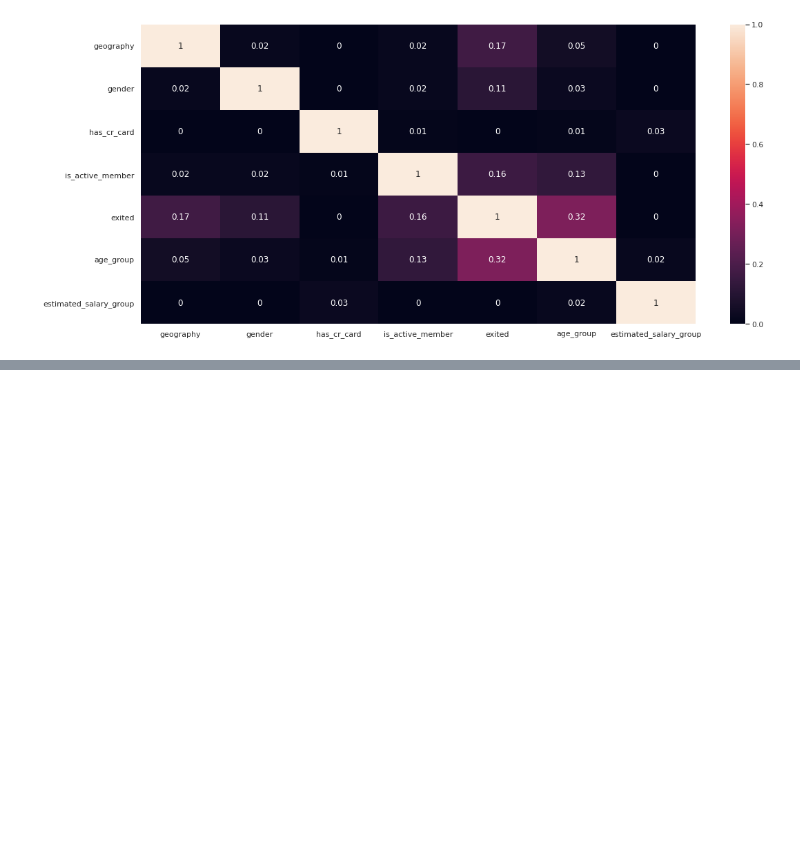
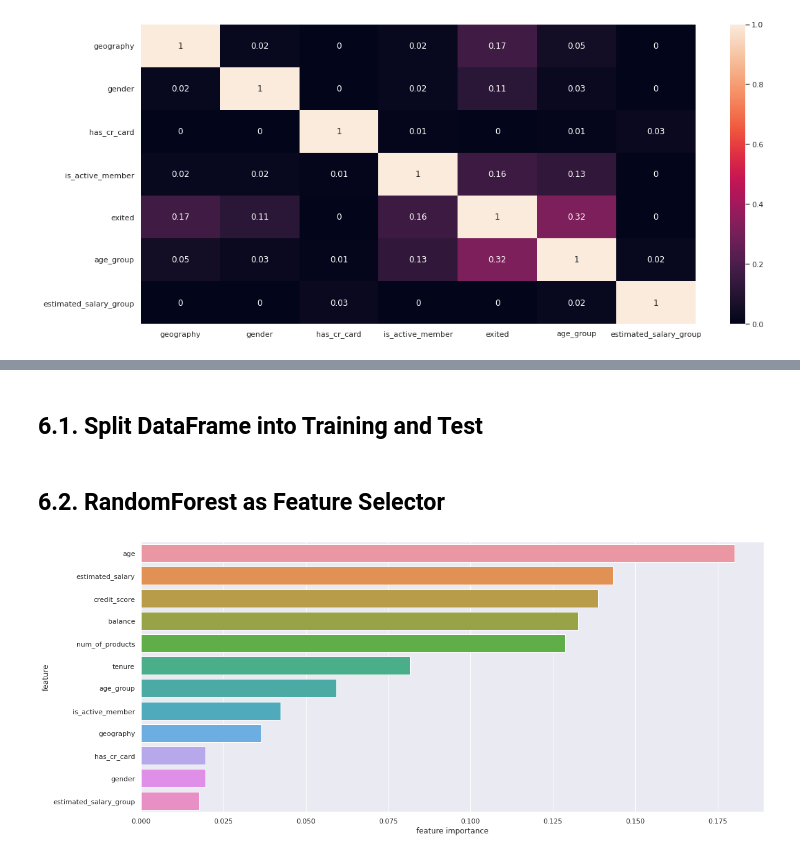
Before and after one commit to diandramelo/Churn_Prediction, a Jupyter notebook: v01-churn_prediction.ipynb, the cells around one changed output, grey strips where cells are left out. Cells and saved outputs as stored; diff of their text form; code cells hidden in the pictures; blank space fills up the shorter version.

```diff
--- a/v01-churn_prediction.ipynb
+++ b/v01-churn_prediction.ipynb
@@ -602,0 +646,19 @@ sns.heatmap(d, annot = True);
+# %%
+# LabelEncoder for 'geography' & 'gender'
+le = LabelEncoder()
+
+df5['geography'] = le.fit_transform(df5['geography'])
+
+df5['gender'] = le.fit_transform(df5['gender'])
+
+
+# OrdinalEncoder for 'age_group' & 'estimated_salary_group'
+assort_dict1 = {'young_adult': 1,
+                'middle_aged_adult': 2,
+                'old': 3}
+df5['age_group'] = df5['age_group'].map(assort_dict1)
+
+assort_dict2 = {'low': 1,
+                'medium': 2,
+                'high': 3}
+df5['estimated_salary_group'] = df5['estimated_salary_group'].map(assort_dict2)
@@ -602,0 +667,28 @@ sns.heatmap(d, annot = True);
+# %%
+df6 = df5.copy()
+# %% [markdown]
+## 6.1. Split DataFrame into Training and Test
+# %%
+train, test = train_test_split(df6, test_size = 0.2, random_state = 42, shuffle = True)
+
+X_train = train
+y_train = X_train['exited']
+X_train = X_train.drop(['exited'], axis = 1)
+
+X_test = test
+y_test = X_test['exited']
+X_test = X_test.drop(['exited'], axis = 1)
+# %% [markdown]
+## 6.2. RandomForest as Feature Selector
+# %%
+# train RandomForestClassifier
+rf = RandomForestClassifier(random_state = 42)
+rf.fit(X_train, y_train)
+
+# feature importance data frame
+feat_imp = pd.DataFrame({'feature': X_train.columns, 'feature importance': rf.feature_importances_}).sort_values('feature importance', ascending = False).reset_index(drop = True)
+# %%
+# Plot feature importance
+sns.barplot(x = 'feature importance', y = 'feature', data = feat_imp, orient = 'h');
+# %% [output]
+[figure, added]
```
Also changed, not shown: parts of 26 cells of this notebook.
